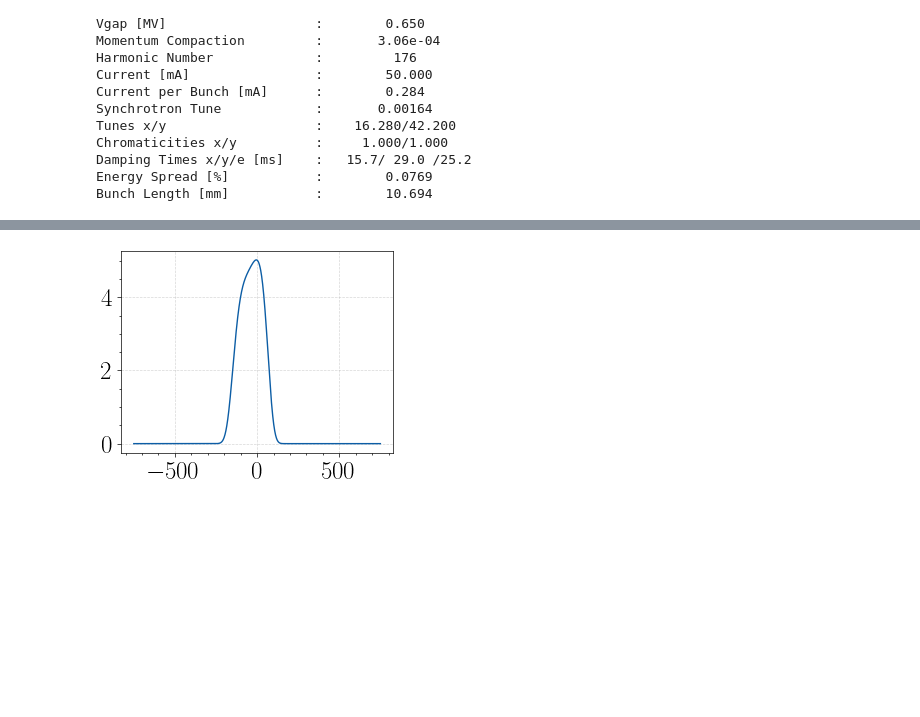
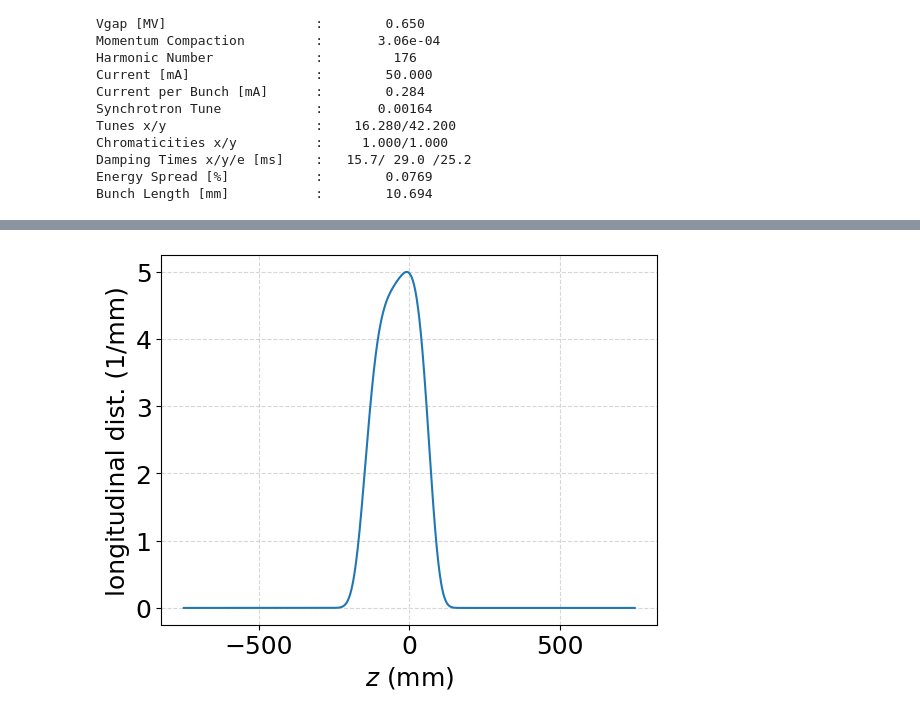
Before and after one commit to lnls-fac/collective_effects, a Jupyter notebook: pycolleff/examples/calculate_dipole_quadrupole_coupling.ipynb, the cells around one changed output, grey strips where cells are left out. Drawn from its saved outputs; the diff is of its cells as text; code cells hidden in the pictures; blank space fills up the shorter version.

```diff
--- a/pycolleff/examples/calculate_dipole_quadrupole_coupling.ipynb
+++ b/pycolleff/examples/calculate_dipole_quadrupole_coupling.ipynb
@@ -12,20 +12,18 @@ from pycolleff.longitudinal_equilibrium import (
 )
 
 from pycolleff.rings import maxiv, als, half, sirius
-
 from pycolleff.longitudinal_equilibrium import _mytrapz
-
 from pycolleff.colleff import Ring
 
 import matplotlib as mplt
 import matplotlib.cm as cmap
 
-import scienceplots
 from itertools import product
 
 from functools import partial
 
-mplt.style.use("science")
+# import scienceplots
+# mplt.style.use("science")
 
 plt.rcParams.update(
     {
@@ -406,9 +412,11 @@ detune: 31.101 kHz
 # %%
 plt.figure()
 plt.plot(longeq.zgrid*1e3, longeq.distributions[0])
+plt.xlabel("$z$ (mm)")
+plt.ylabel("longitudinal dist. (1/mm)")
 plt.show()
 # %% [output]
-[figure, old version]
+[figure, new version]
 # %%
 plt.figure()
 w = longeq._create_freqs()
```
Also changed, not shown: parts of 5 cells of this notebook.
